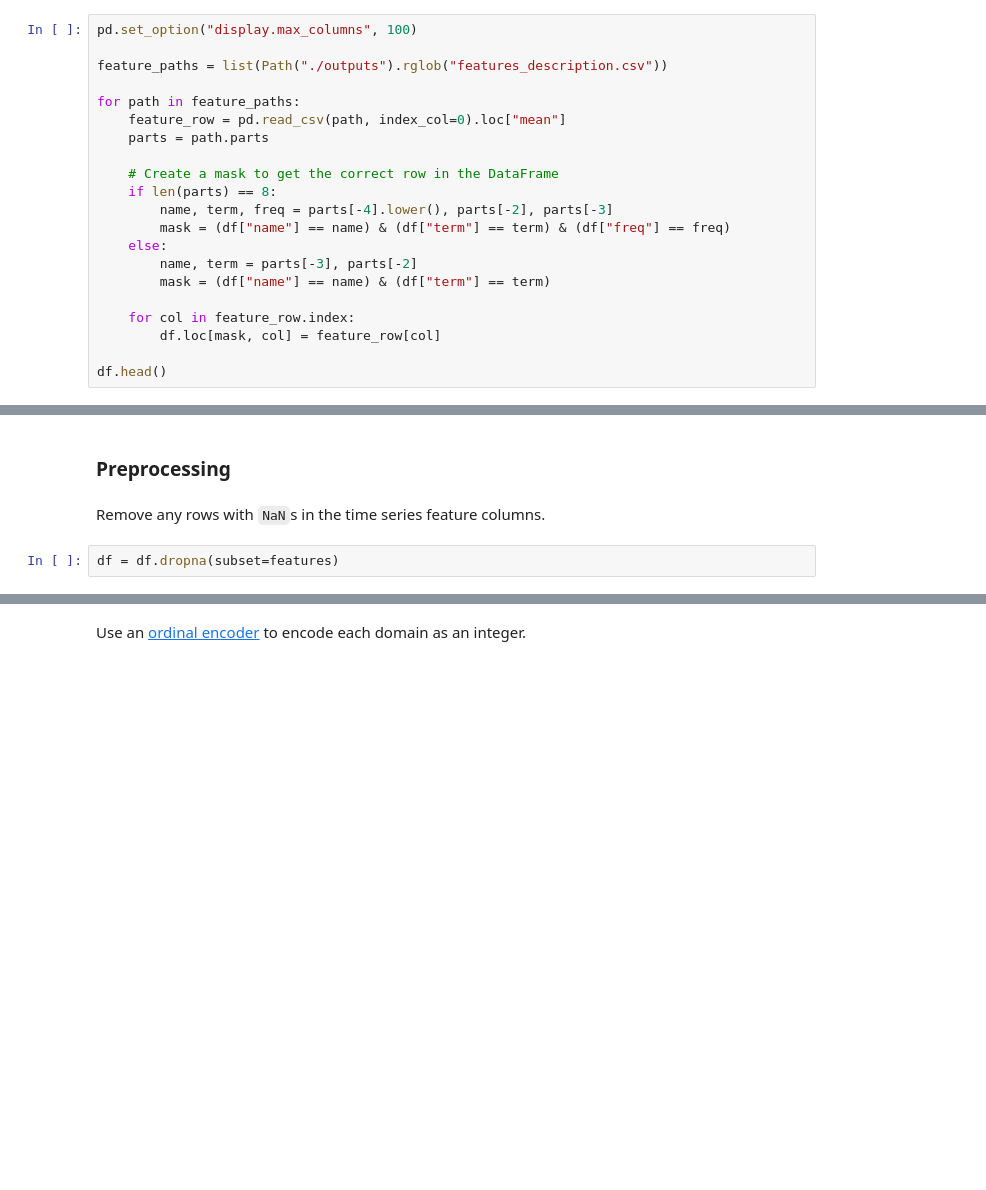
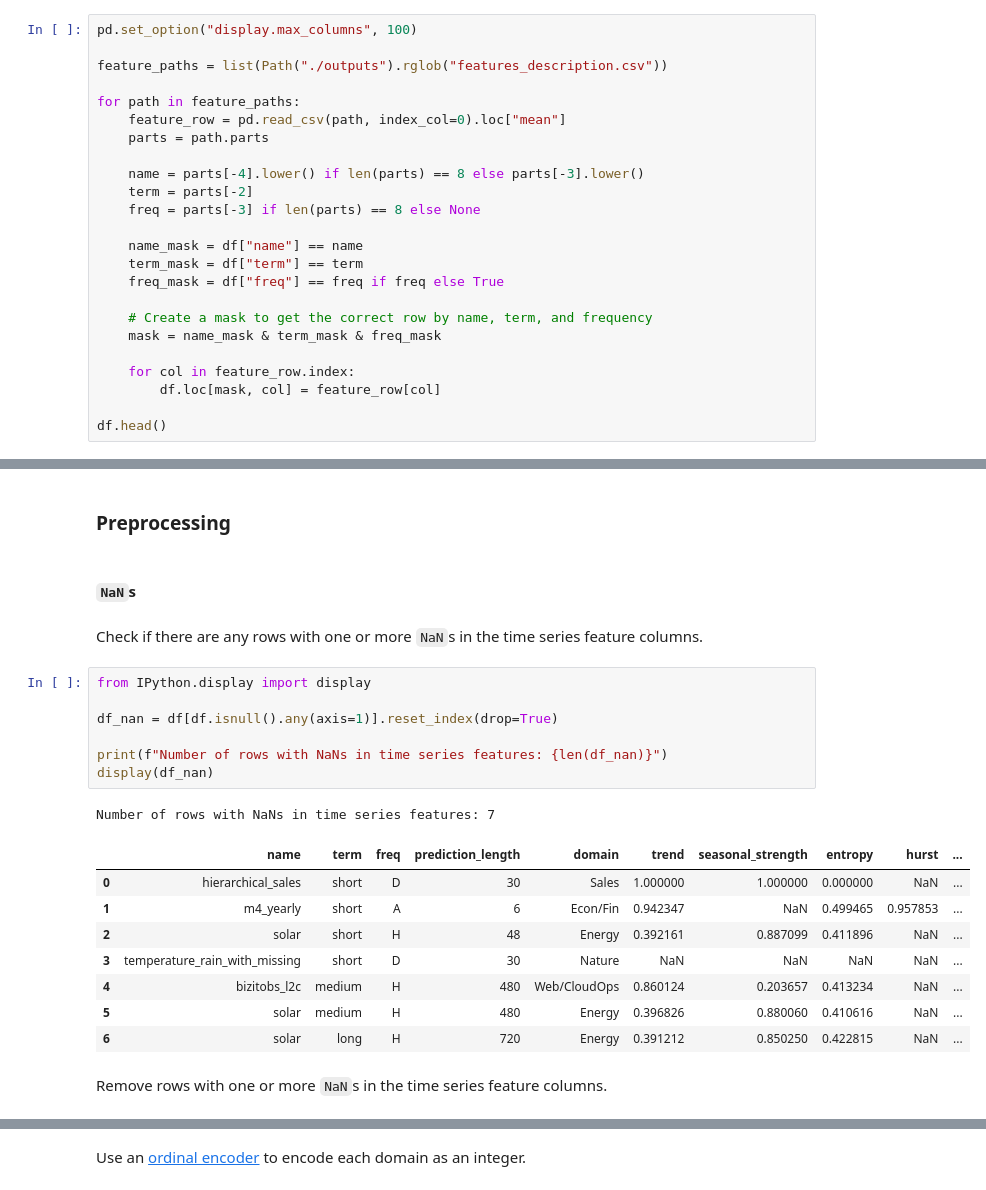
Before and after one commit to mpg05883/gift-eval, a Jupyter notebook: estimate_features.ipynb, the cells around one changed output, grey strips where cells are left out. Saved outputs shown, nothing was run; the diff lists cells and outputs as text; blank space fills up the shorter version.

```diff
--- a/estimate_features.ipynb
+++ b/estimate_features.ipynb
@@ -74,13 +81,16 @@ for path in feature_paths:
     feature_row = pd.read_csv(path, index_col=0).loc["mean"]
     parts = path.parts
 
-    # Create a mask to get the correct row in the DataFrame
-    if len(parts) == 8:
-        name, term, freq = parts[-4].lower(), parts[-2], parts[-3]
-        mask = (df["name"] == name) & (df["term"] == term) & (df["freq"] == freq)
-    else:
-        name, term = parts[-3], parts[-2]
-        mask = (df["name"] == name) & (df["term"] == term)
+    name = parts[-4].lower() if len(parts) == 8 else parts[-3].lower()
+    term = parts[-2]
+    freq = parts[-3] if len(parts) == 8 else None
+
+    name_mask = df["name"] == name
+    term_mask = df["term"] == term
+    freq_mask = df["freq"] == freq if freq else True
+
+    # Create a mask to get the correct row by name, term, and frequency
+    mask = name_mask & term_mask & freq_mask
 
     for col in feature_row.index:
         df.loc[mask, col] = feature_row[col]
@@ -95,7 +105,26 @@ df.head()
 | 4 | m_dense | short | H | 48 | Transport | 0.397013 | 0.802983 | 0.477337 | 0.588340 | ... |
 # %% [markdown]
 ### Preprocessing
+# %% [markdown]
+#### `NaN`s
+# %% [markdown]
+Check if there are any rows with one or more `NaN`s in the time series feature columns.
+# %%
+from IPython.display import display
+
+df_nan = df[df.isnull().any(axis=1)].reset_index(drop=True)
+
+print(f"Number of rows with NaNs in time series features: {len(df_nan)}")
+display(df_nan)
+# %% [output]
+Number of rows with NaNs in time series features: 7
+|  | name | term | freq | prediction_length | domain | trend | seasonal_strength | entropy | hurst | ... |
+| 0 | hierarchical_sales | short | D | 30 | Sales | 1.000000 | 1.000000 | 0.000000 | NaN | ... |
+| 1 | m4_yearly | short | A | 6 | Econ/Fin | 0.942347 | NaN | 0.499465 | 0.957853 | ... |
+| 2 | solar | short | H | 48 | Energy | 0.392161 | 0.887099 | 0.411896 | NaN | ... |
+| 3 | temperature_rain_with_missing | short | D | 30 | Nature | NaN | NaN | NaN | NaN | ... |
+| 4 | bizitobs_l2c | medium | H | 480 | Web/CloudOps | 0.860124 | 0.203657 | 0.413234 | NaN | ... |
+| 5 | solar | medium | H | 480 | Energy | 0.396826 | 0.880060 | 0.410616 | NaN | ... |
+| 6 | solar | long | H | 720 | Energy | 0.391212 | 0.850250 | 0.422815 | NaN | ... |
 # %% [markdown]
-Remove any rows with `NaN`s in the time series feature columns.
+Remove rows with one or more `NaN`s in the time series feature columns.
-# %%
-df = df.dropna(subset=features)
```
Also changed, not shown: parts of 13 cells of this notebook.
